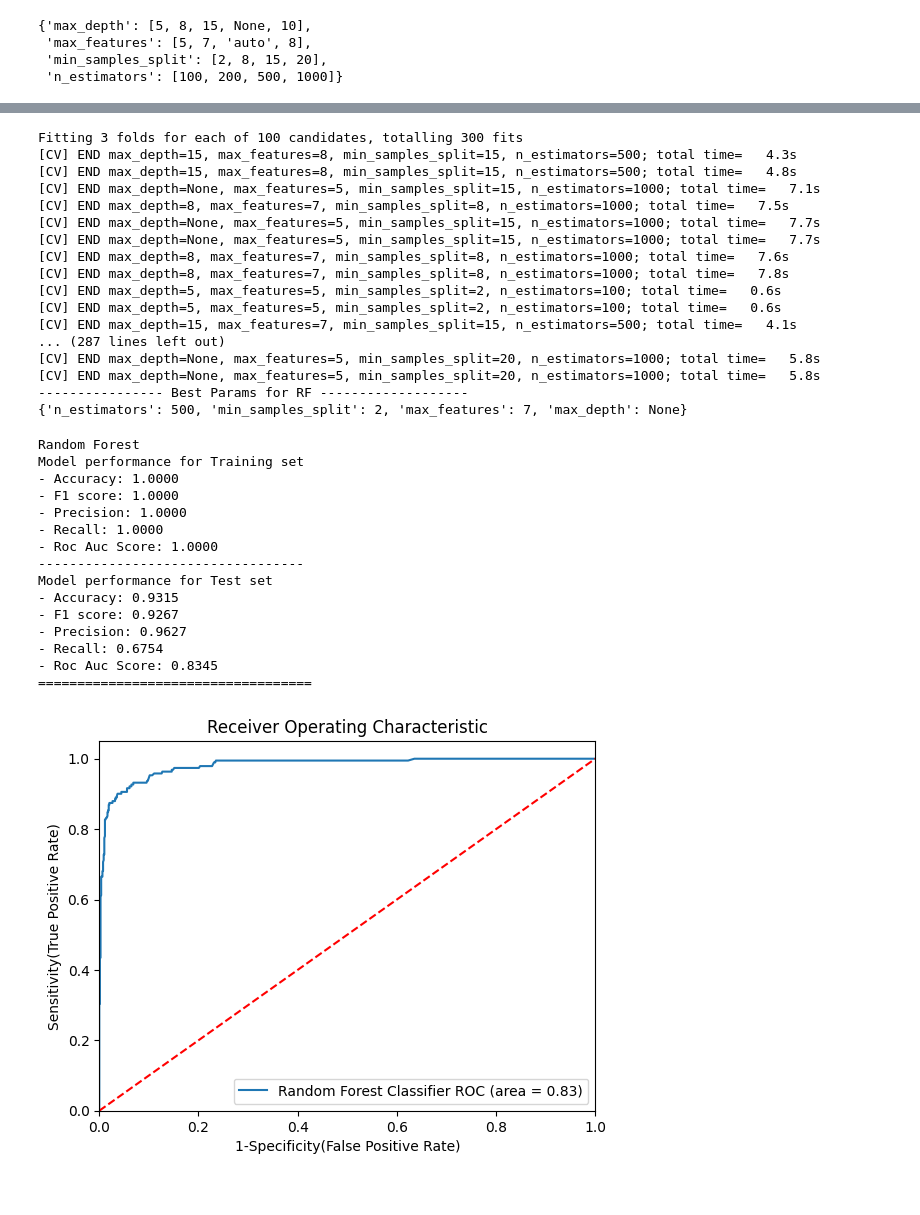
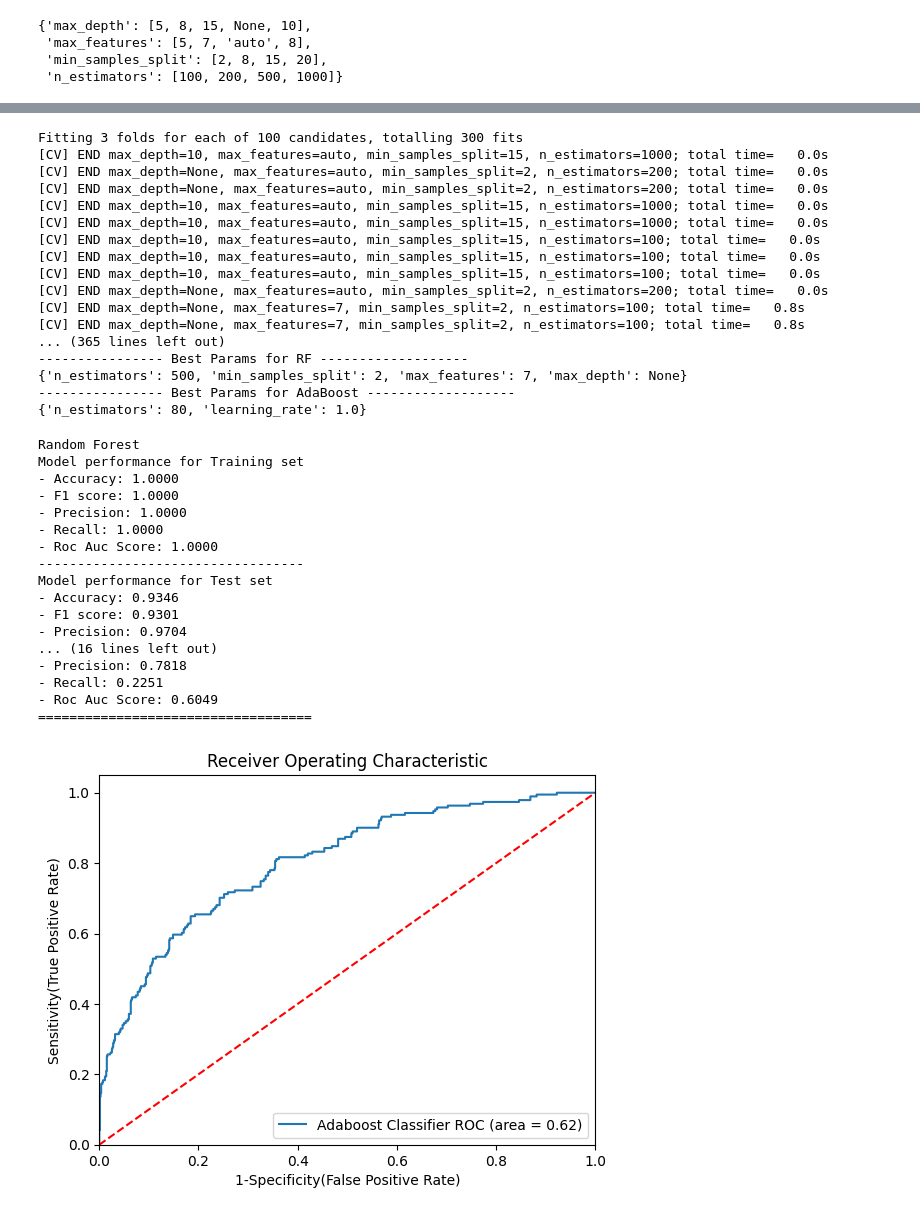
Before and after one commit to Chetan-Kumar01/Data-Science, a Jupyter notebook: Section 35/project.ipynb, the cells around one changed output, grey strips where cells are left out. Saved outputs shown, nothing was run; the diff lists cells and outputs as text; code cells hidden in the pictures.

```diff
--- a/Section 35/project.ipynb
+++ b/Section 35/project.ipynb
@@ -371,7 +372,8 @@ models={
     "Logisitic Regression":LogisticRegression(),
     "Decision Tree":DecisionTreeClassifier(),
     "Random Forest":RandomForestClassifier(),
-    "Gradient Boost":GradientBoostingClassifier()
+    "Gradient Boost":GradientBoostingClassifier(),
+    "AdaBoost":AdaBoostClassifier()
 }
 for i in range(len(list(models))):
     model = list(models.values())[i]
@@ -445,6 +447,11 @@ rf_params = {"max_depth": [5,8,15, None, 10],
              "max_features": [5, 7, "auto", 8],
              "min_samples_split": [2, 8, 15, 20],
              "n_estimators": [100, 200, 500, 1000]}
+
+adaboost_param={
+            "n_estimators":[50,60,70,80,90],
+            "learning_rate":[0.01, 0.05, 0.1, 0.5, 1.0]
+}
 # %%
 rf_params
 # %% [output]
@@ -455,7 +462,8 @@ rf_params
 # %%
 ## Models list for hyperparameter tuning
 randomcv_models = [
-                    ("RF", RandomForestClassifier(), rf_params)
+                    ("RF", RandomForestClassifier(), rf_params),
+                    ("AdaBoost", AdaBoostClassifier(), adaboost_param)
                     ]
 # %%
 randomcv_models
@@ -485,27 +497,28 @@ for model_name in model_param:
     print(model_param[model_name])
 # %% [output]
 Fitting 3 folds for each of 100 candidates, totalling 300 fits
-[CV] END max_depth=15, max_features=8, min_samples_split=15, n_estimators=500; total time=   4.3s
-[CV] END max_depth=15, max_features=8, min_samples_split=15, n_estimators=500; total time=   4.8s
-[CV] END max_depth=None, max_features=5, min_samples_split=15, n_estimators=1000; total time=   7.1s
-[CV] END max_depth=8, max_features=7, min_samples_split=8, n_estimators=1000; total time=   7.5s
-[CV] END max_depth=None, max_features=5, min_samples_split=15, n_estimators=1000; total time=   7.7s
-[CV] END max_depth=None, max_features=5, min_samples_split=15, n_estimators=1000; total time=   7.7s
-[CV] END max_depth=8, max_features=7, min_samples_split=8, n_estimators=1000; total time=   7.6s
-[CV] END max_depth=8, max_features=7, min_samples_split=8, n_estimators=1000; total time=   7.8s
-[CV] END max_depth=5, max_features=5, min_samples_split=2, n_estimators=100; total time=   0.6s
-[CV] END max_depth=5, max_features=5, min_samples_split=2, n_estimators=100; total time=   0.6s
-[CV] END max_depth=15, max_features=7, min_samples_split=15, n_estimators=500; total time=   4.1s
-... (287 lines left out)
-[CV] END max_depth=None, max_features=5, min_samples_split=20, n_estimators=1000; total time=   5.8s
-[CV] END max_depth=None, max_features=5, min_samples_split=20, n_estimators=1000; total time=   5.8s
+[CV] END max_depth=10, max_features=auto, min_samples_split=15, n_estimators=1000; total time=   0.0s
+[CV] END max_depth=None, max_features=auto, min_samples_split=2, n_estimators=200; total time=   0.0s
+[CV] END max_depth=None, max_features=auto, min_samples_split=2, n_estimators=200; total time=   0.0s
+[CV] END max_depth=10, max_features=auto, min_samples_split=15, n_estimators=1000; total time=   0.0s
+[CV] END max_depth=10, max_features=auto, min_samples_split=15, n_estimators=1000; total time=   0.0s
+[CV] END max_depth=10, max_features=auto, min_samples_split=15, n_estimators=100; total time=   0.0s
+[CV] END max_depth=10, max_features=auto, min_samples_split=15, n_estimators=100; total time=   0.0s
+[CV] END max_depth=10, max_features=auto, min_samples_split=15, n_estimators=100; total time=   0.0s
+[CV] END max_depth=None, max_features=auto, min_samples_split=2, n_estimators=200; total time=   0.0s
+[CV] END max_depth=None, max_features=7, min_samples_split=2, n_estimators=100; total time=   0.8s
+[CV] END max_depth=None, max_features=7, min_samples_split=2, n_estimators=100; total time=   0.8s
+... (365 lines left out)
 ---------------- Best Params for RF -------------------
 {'n_estimators': 500, 'min_samples_split': 2, 'max_features': 7, 'max_depth': None}
+---------------- Best Params for AdaBoost -------------------
+{'n_estimators': 80, 'learning_rate': 1.0}
 # %%
 models={
 
     "Random Forest":RandomForestClassifier(n_estimators=1000,min_samples_split=2,
-                                          max_features=7,max_depth=None)
+                                          max_features=7,max_depth=None),
+    "AdaBoost":AdaBoostClassifier(n_estimators=80,learning_rate=1.0)
 }
 for i in range(len(list(models))):
     model = list(models.values())[i]
@@ -565,44 +578,45 @@ Model performance for Training set
 - Roc Auc Score: 1.0000
 ----------------------------------
 Model performance for Test set
-- Accuracy: 0.9315
-- F1 score: 0.9267
-- Precision: 0.9627
-- Recall: 0.6754
-- Roc Auc Score: 0.8345
+- Accuracy: 0.9346
+- F1 score: 0.9301
+- Precision: 0.9704
+... (16 lines left out)
+- Precision: 0.7818
+- Recall: 0.2251
+- Roc Auc Score: 0.6049
 ===================================
 # %%
 ## Plot ROC AUC Curve
 from sklearn.metrics import roc_auc_score,roc_curve
 plt.figure()
 
 # Add the models to the list that you want to view on the ROC plot
 auc_models = [
 {
-    'label': 'Random Forest Classifier',
-    'model': RandomForestClassifier(n_estimators=1000,min_samples_split=2,
-                                          max_features=7,max_depth=None),
-    'auc':  0.8325
-},
+    'label': 'Adaboost Classifier',
+    'model': AdaBoostClassifier(n_estimators=80,learning_rate=1.0),
+    'auc':  0.6176
+}
 
 ]
 # create loop through all model
 for algo in auc_models:
     model = algo['model'] # select the model
     model.fit(X_train, y_train) # train the model
 # Compute False postive rate, and True positive rate
     fpr, tpr, thresholds = roc_curve(y_test, model.predict_proba(X_test)[:,1])
 # Calculate Area under the curve to display on the plot
     plt.plot(fpr, tpr, label='%s ROC (area = %0.2f)' % (algo['label'], algo['auc']))
 # Custom settings for the plot
 plt.plot([0, 1], [0, 1],'r--')
 plt.xlim([0.0, 1.0])
 plt.ylim([0.0, 1.05])
 plt.xlabel('1-Specificity(False Positive Rate)')
 plt.ylabel('Sensitivity(True Positive Rate)')
 plt.title('Receiver Operating Characteristic')
 plt.legend(loc="lower right")
 plt.savefig("auc.png")
 plt.show()
 # %% [output]
-[figure, old version]
+[figure, new version]
```
Also changed, not shown: parts of 4 cells of this notebook, 1 other file.
